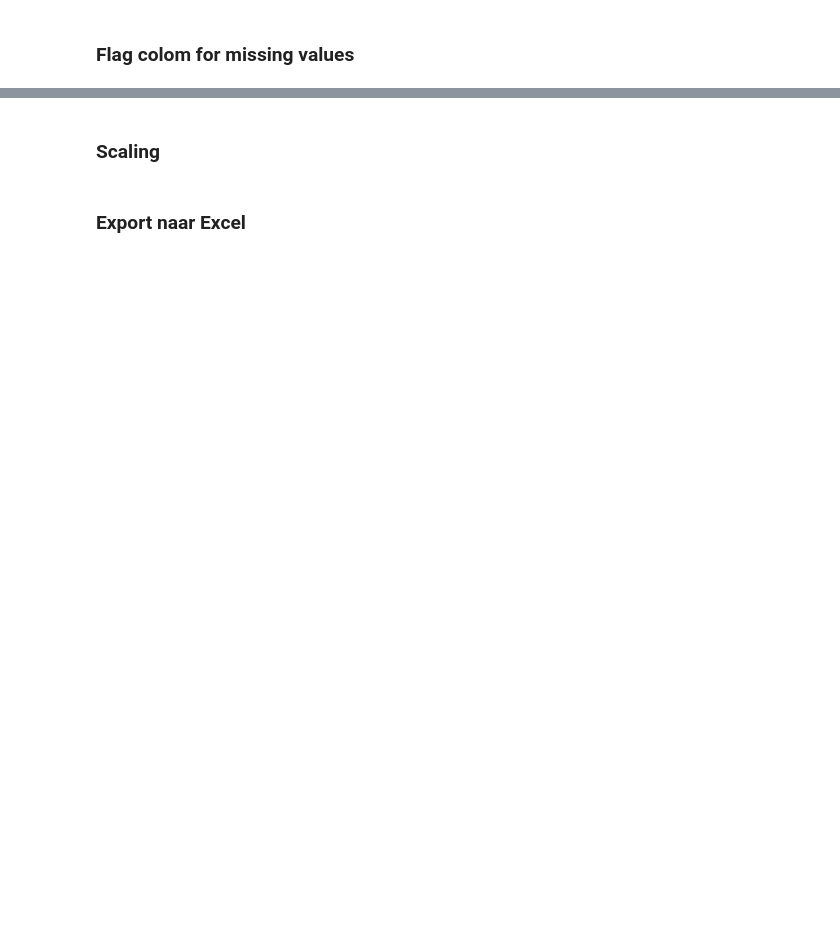
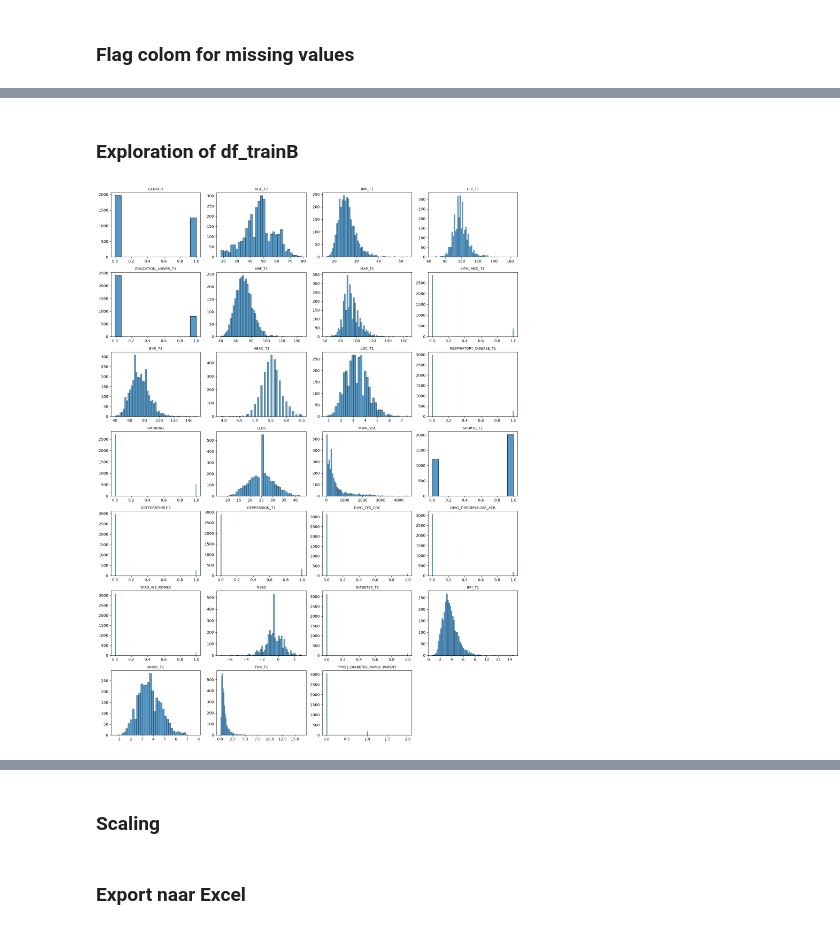
Before and after one commit to kyliekeijzer/exquairo-apex-lifelines, a Jupyter notebook: Scripts and Notebooks/Preprocessing.ipynb, the cells around one changed output, grey strips where cells are left out. Saved outputs shown, nothing was run; the diff lists cells and outputs as text; code cells hidden in the pictures; blank space fills up the shorter version.

```diff
--- a/Scripts and Notebooks/Preprocessing.ipynb
+++ b/Scripts and Notebooks/Preprocessing.ipynb
@@ -606,0 +801,24 @@ for col in median_columns:
+# %% [markdown]
+### Exploration of df_trainB
+# %%
+# histograms of all variables in df_trainB
+n_cols = 4
+n_vars = len(df_trainB.columns)
+n_rows = -(-n_vars // n_cols)  # rond naar boven
+
+fig, axes = plt.subplots(n_rows, n_cols, figsize=(n_cols * 4, n_rows * 3))
+
+for ax, col in zip(axes.flat, df_trainB.columns):
+    sns.histplot(df_testB[col].dropna(), ax=ax)
+    ax.set_title(col, fontsize=9)
+    ax.set_xlabel("")
+    ax.set_ylabel("")
+
+# lege subplots (als n_vars geen veelvoud van n_cols is) verbergen
+for ax in axes.flat[n_vars:]:
+    ax.axis("off")
+
+plt.tight_layout()
+plt.show()
+# %% [output]
+[figure, added]
```
Also changed, not shown: parts of 47 cells of this notebook, 1 other file.
